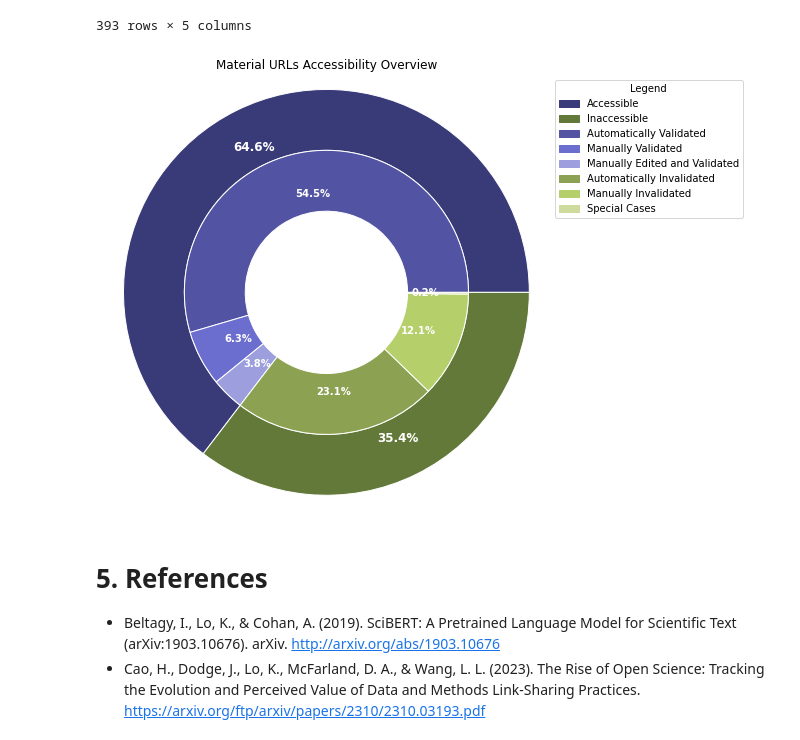
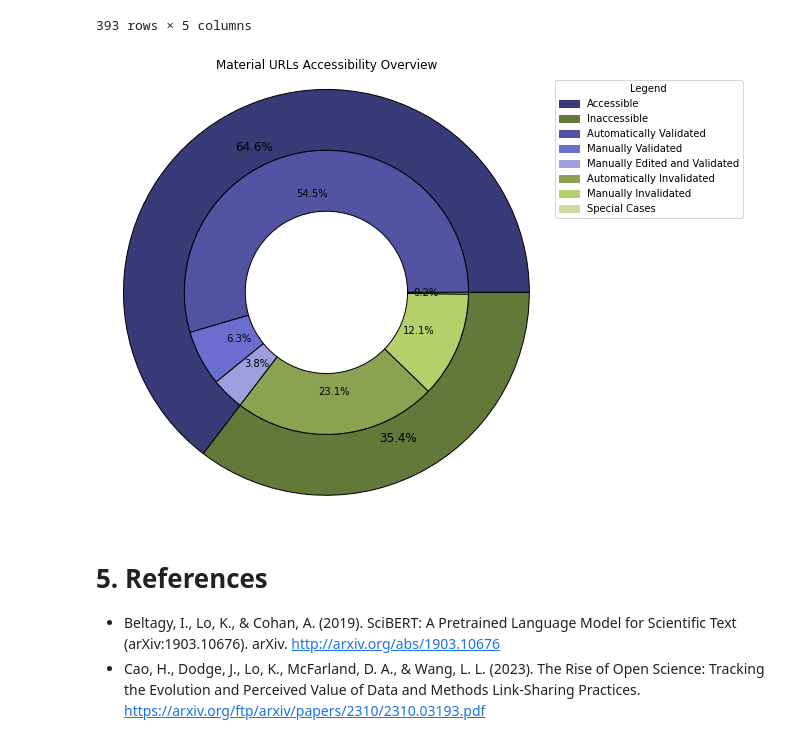
Before and after one commit to phantomloe/Thesis, a Jupyter notebook: Code/classifier_SciBERT_v2.ipynb, the cells around one changed output. Saved outputs shown, nothing was run; the diff lists cells and outputs as text; code cells hidden in the pictures.

Commit message:
Week 48 work
- Graphics for the report
- Tables for the report
- Reuse on OpenAlex investigation

```diff
--- a/Code/classifier_SciBERT_v2.ipynb
+++ b/Code/classifier_SciBERT_v2.ipynb
@@ -1289,0 +1307,34 @@ urls_valid = pd.read_csv('../Data/material_URLs.csv')
+# %%
+total_dois = df['DOI'].nunique()
+
+method_with_dois = df[df['Method'] == 1]['DOI'].nunique()
+method_without_dois = total_dois - method_with_dois
+
+material_with_dois = df[df['Material'] == 1]['DOI'].nunique()
+material_without_dois = total_dois - material_with_dois
+
+supplement_with_dois = df[df['Supplement'] == 1]['DOI'].nunique()
+supplement_without_dois = total_dois - supplement_with_dois
+
+labels = ['Method URL', 'Material URL', 'Supplement URL']
+sizes_with = [method_with_dois, material_with_dois, supplement_with_dois]
+sizes_without = [method_without_dois, material_without_dois, supplement_without_dois]
+
+fig, axs = plt.subplots(1, 3, figsize=(15, 5))
+
+for i, (label, size_with, size_without) in enumerate(zip(labels, sizes_with, sizes_without)):
+    colors = plt.cm.tab20b.colors[:2]
+
+    total_with = size_with
+    total_without = size_without
+    total_articles = total_with + total_without
+
+    # Create a pie chart with percentage and raw count for 'With' and 'Without' categories
+    axs[i].pie([total_with, total_without], autopct=lambda p: f'{p:.1f}%\n({int(p * total_articles / 100)})', startangle=90, colors=colors)
+    axs[i].set_title(label)
+
+fig.legend(['With', 'Without'], loc='center right')
+fig.suptitle('Distribution of Articles with Method, Material, and Supplement URLs')
+plt.tight_layout(rect=[0, 0, 0.85, 1])
+plt.savefig('../Results/graphics/NeuroImage_Articles_URLsDistributionByCategory.png')
+plt.show()
@@ -1377,39 +1430,39 @@ fig, ax = plt.subplots(figsize=(8, 8))
 size = 0.3
 
 # Outer pie
 outer_pie, outer_texts, _ = ax.pie(vals.sum(axis=1), autopct='%1.1f%%', pctdistance=0.8, radius=1, colors=outer_colors,
-                                   wedgeprops=dict(width=size, edgecolor='w'),
-                                   textprops=dict(color="w", size=12, weight="bold"))
+                                   wedgeprops=dict(width=size, edgecolor='black'),
+                                   textprops=dict(color="black", size=12))
 
 # Inner pie
 inner_pie, inner_texts, _ = ax.pie(vals.flatten(), autopct='%1.1f%%', pctdistance=1-size, radius=1-size, colors=inner_colors,
-                                   wedgeprops=dict(width=size, edgecolor='w'),
-                                   textprops=dict(color="w", size=10, weight="bold"))
+                                   wedgeprops=dict(width=size, edgecolor='black'),
+                                   textprops=dict(color="black", size=10)) # weight="bold"
 
 # Legend
 legend_labels_outer = ['Accessible', 'Inaccessible']
 legend_labels_inner = ['Automatically Validated', #(Accessible Initial)
                  'Manually Validated', #(Inaccessible False)
                  'Manually Edited and Validated', #(Inaccessible False Bad Extraction)
                  'Automatically Invalidated', #(Inaccessible Initial)
                  'Manually Invalidated', #(Inaccessible True)
                  'Special Cases'] #(Inaccessible Unique)
 
 legend_colors_outer = [mpatches.Patch(color=color, label=label) for color, label in zip(outer_colors, legend_labels_outer)]
 legend_colors_inner = [mpatches.Patch(color=color, label=label) for color, label in zip(inner_colors, legend_labels_inner)]
 
 ax.legend(handles=legend_colors_outer + legend_colors_inner, title="Legend", loc="upper left", bbox_to_anchor=(1, 1))
 
 # Equal aspect ratio ensures that pie is drawn as a circle
 ax.axis('equal')
 ax.set_title('Material URLs Accessibility Overview')
 
 #Save the figure
-plt.savefig('../Results/graphics/MaterialURLsAccessibilityOverview.png')
+plt.savefig('../Results/graphics/NeuroImage_Articles_MaterialURLsAccessibilityOverview.png')
 
 plt.show()
 # %% [output]
-[figure, old version]
+[figure, new version]
 # %% [markdown]
 <a name='references'></a>
 # 5. References
```
Also changed, not shown: parts of 7 cells of this notebook, 55 other files.
